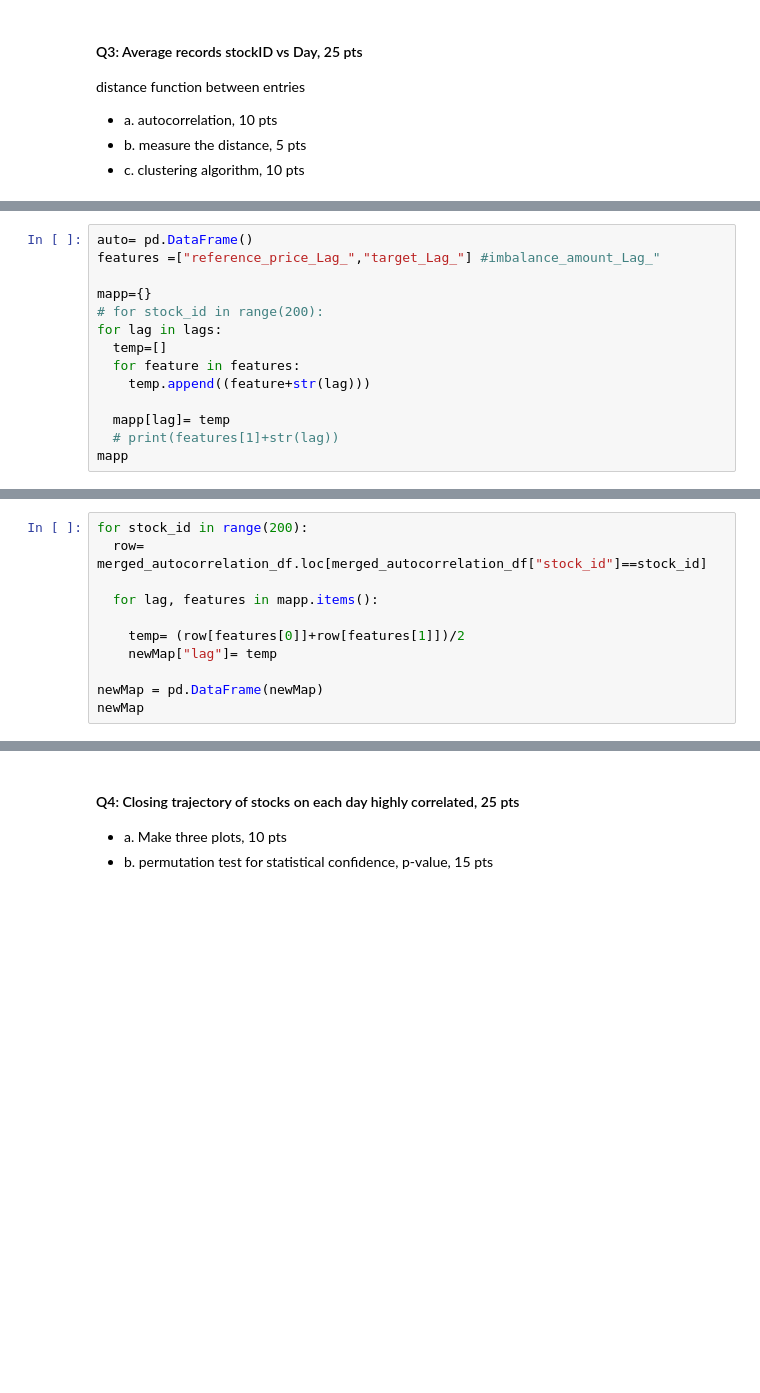
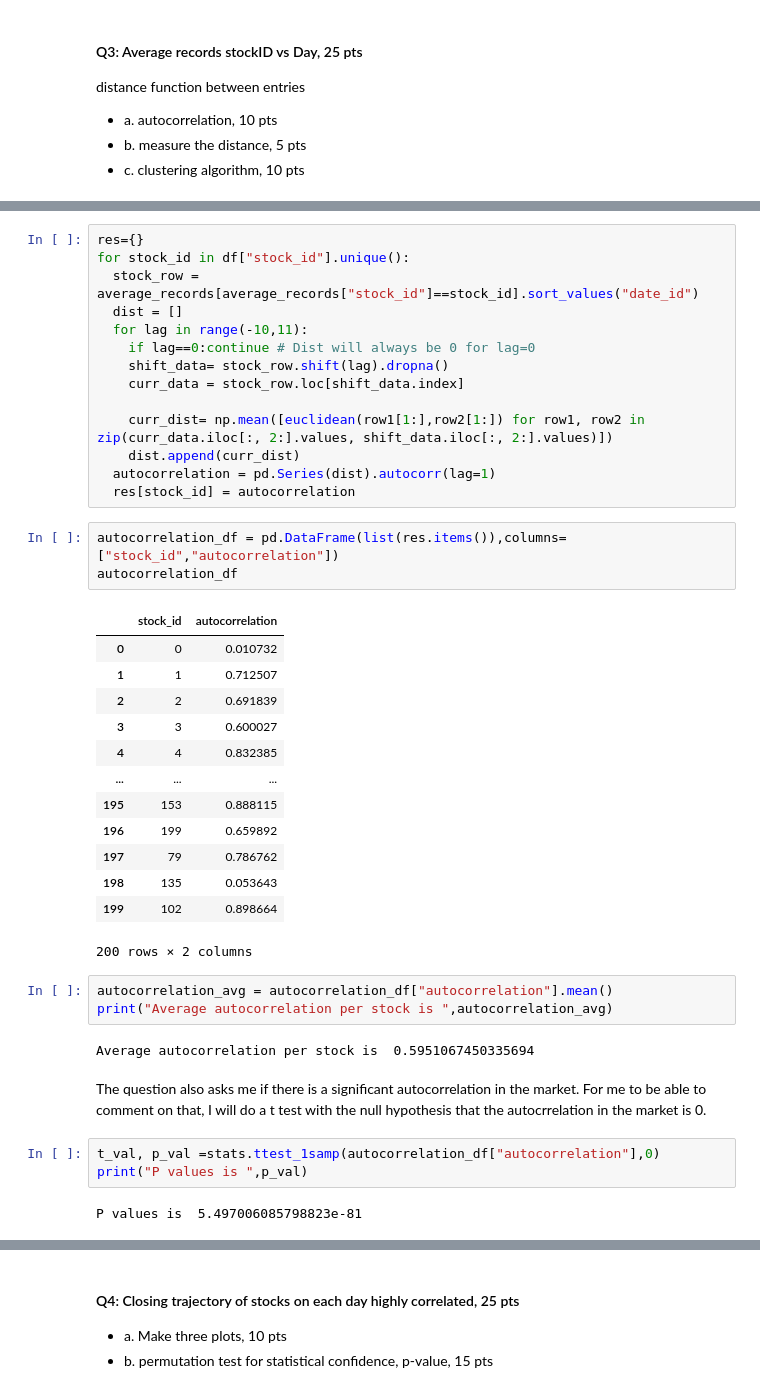
Before and after one commit to PrathameshBagal/Projects, a Jupyter notebook: cse519_hw3_Bagal_Prathamesh_115612879.ipynb, the cells around one changed output, grey strips where cells are left out. Drawn from its saved outputs; the diff is of its cells as text; blank space fills up the shorter version.

```diff
--- a/cse519_hw3_Bagal_Prathamesh_115612879.ipynb
+++ b/cse519_hw3_Bagal_Prathamesh_115612879.ipynb
@@ -709,14 +459,0 @@ Merged Autocorrelation for each feature over the lag range:
-# %%
-auto= pd.DataFrame()
-features =["reference_price_Lag_","target_Lag_"] #imbalance_amount_Lag_"
-
-mapp={}
-# for stock_id in range(200):
-for lag in lags:
-  temp=[]
-  for feature in features:
-    temp.append((feature+str(lag)))
-
-  mapp[lag]= temp
-  # print(features[1]+str(lag))
-mapp
@@ -753,11 +459,0 @@ newMap=defaultdict(float)
-# %%
-for stock_id in range(200):
-  row= merged_autocorrelation_df.loc[merged_autocorrelation_df["stock_id"]==stock_id]
-
-  for lag, features in mapp.items():
-
-    temp= (row[features[0]]+row[features[1]])/2
-    newMap["lag"]= temp
-
-newMap = pd.DataFrame(newMap)
-newMap
@@ -861,0 +497,43 @@ consensus_df['cluster_id'] = kmeans.fit_predict(scaled_data)
+# %%
+res={}
+for stock_id in df["stock_id"].unique():
+  stock_row = average_records[average_records["stock_id"]==stock_id].sort_values("date_id")
+  dist = []
+  for lag in range(-10,11):
+    if lag==0:continue # Dist will always be 0 for lag=0
+    shift_data= stock_row.shift(lag).dropna()
+    curr_data = stock_row.loc[shift_data.index]
+
+    curr_dist= np.mean([euclidean(row1[1:],row2[1:]) for row1, row2 in zip(curr_data.iloc[:, 2:].values, shift_data.iloc[:, 2:].values)])
+    dist.append(curr_dist)
+  autocorrelation = pd.Series(dist).autocorr(lag=1)
+  res[stock_id] = autocorrelation
+# %%
+autocorrelation_df = pd.DataFrame(list(res.items()),columns=["stock_id","autocorrelation"])
+autocorrelation_df
+# %% [output]
+|  | stock_id | autocorrelation |
+| 0 | 0 | 0.010732 |
+| 1 | 1 | 0.712507 |
+| 2 | 2 | 0.691839 |
+| 3 | 3 | 0.600027 |
+| 4 | 4 | 0.832385 |
+| ... | ... | ... |
+| 195 | 153 | 0.888115 |
+| 196 | 199 | 0.659892 |
+| 197 | 79 | 0.786762 |
+| 198 | 135 | 0.053643 |
+| 199 | 102 | 0.898664 |
+200 rows × 2 columns
+# %%
+autocorrelation_avg = autocorrelation_df["autocorrelation"].mean()
+print("Average autocorrelation per stock is ",autocorrelation_avg)
+# %% [output]
+Average autocorrelation per stock is  0.5951067450335694
+# %% [markdown]
+The question also asks me if there is a significant autocorrelation in the market. For me to be able to comment on that, I will do a t test with the null hypothesis that the autocrrelation in the market is 0.
+# %%
+t_val, p_val =stats.ttest_1samp(autocorrelation_df["autocorrelation"],0)
+print("P values is ",p_val)
+# %% [output]
+P values is  5.497006085798823e-81
```
Also changed, not shown: parts of 44 cells of this notebook.
